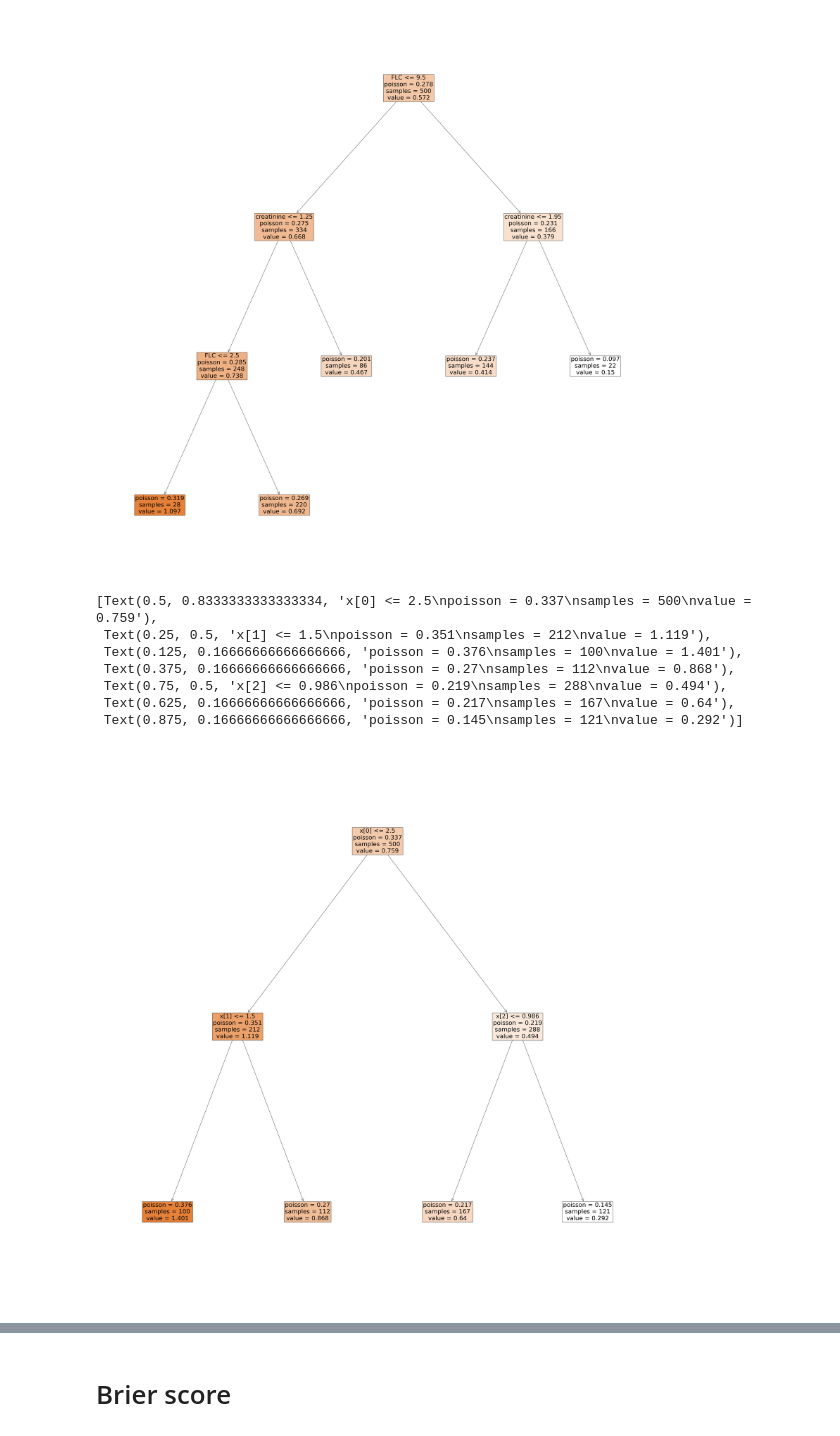
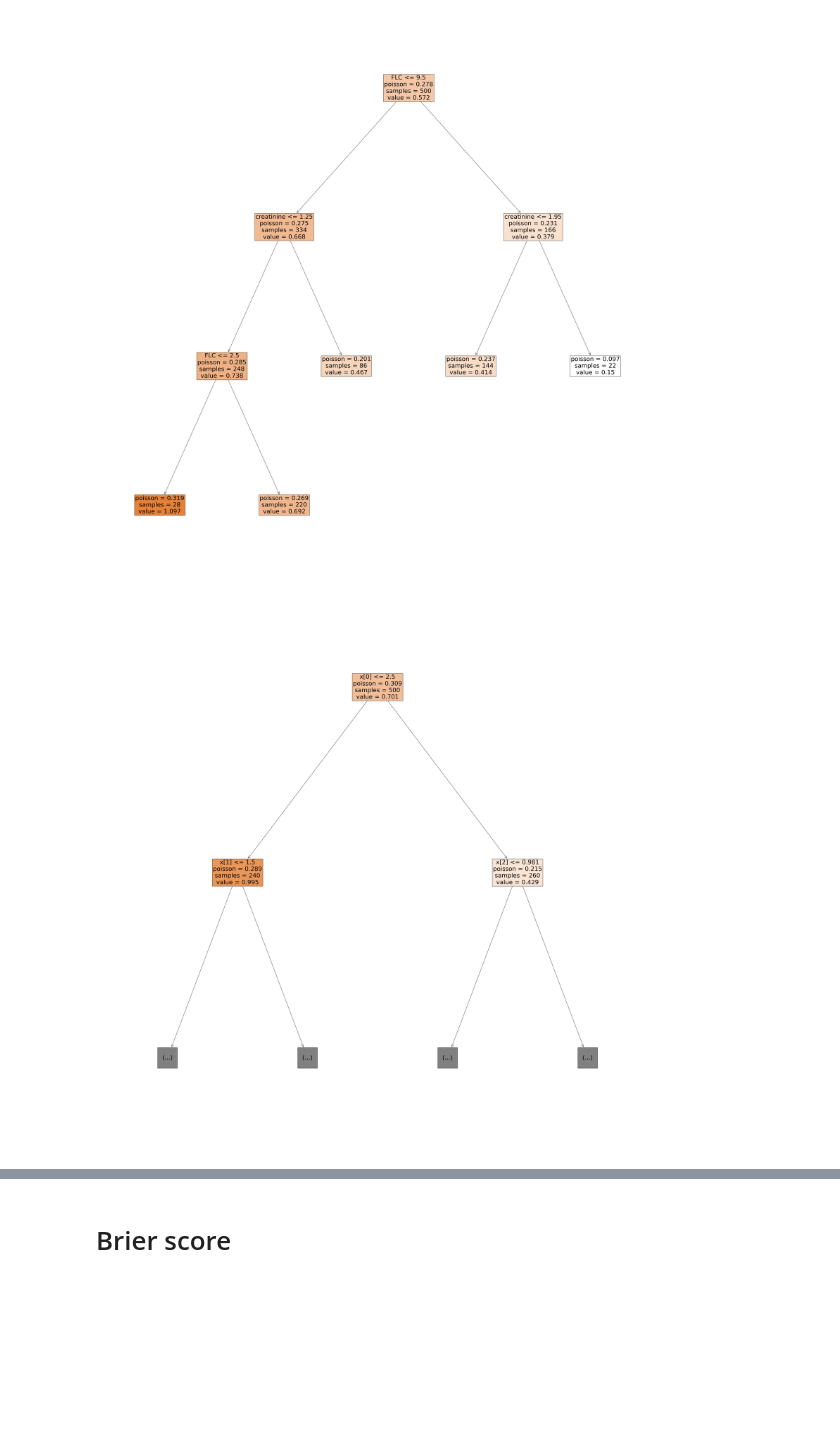
Before and after one commit to TomerWeissGit/LTRCTrees_python, a Jupyter notebook: models/simulations.ipynb, the cells around one changed output, grey strips where cells are left out. Cells and saved outputs as stored; diff of their text form; code cells hidden in the pictures; blank space fills up the shorter version.

```diff
--- a/models/simulations.ipynb
+++ b/models/simulations.ipynb
@@ -72,17 +74,17 @@ tree.plot_tree(ltrc_art_tree,fontsize=30,feature_names=x_train.columns,filled =
 [figure]
 # %%
 def create_sim_data(dist = np.random.exponential,dist_values=[1/0.1,1/0.23,1/0.4,1/0.9],lt=1 ,heavy = False):
-    x_1, x_4 = np.random.randint(1,6,10000), np.random.randint(1,6,10000)
-    x_2, x_5 = np.random.randint(1,3,10000), np.random.randint(1,3,10000)
-    x_3, x_6 = np.random.rand(10000)*2, np.random.rand(10000)*2
+    x_1, x_4 = np.random.randint(1,6,1000), np.random.randint(1,6,1000)
+    x_2, x_5 = np.random.randint(1,3,1000), np.random.randint(1,3,1000)
+    x_3, x_6 = np.random.rand(1000)*2, np.random.rand(1000)*2
     sim_data = pd.DataFrame({'x_1':x_1,'x_2':x_2,'x_3':x_3,'x_4':x_4,'x_5':x_5,'x_6':x_6})
 
-    sim_data['lt'] = np.random.rand(10000)*lt
+    sim_data['lt'] = np.random.rand(1000)*lt
 
-    t_1=dist(dist_values[0],10000)*((sim_data.x_1<=2) & (sim_data.x_2<=1))
-    t_2=dist(dist_values[1],10000)*((sim_data.x_1<=2) & (sim_data.x_2>1))
-    t_3=dist(dist_values[2],10000)*((sim_data.x_1>2) & (sim_data.x_3<=1))
-    t_4=dist(dist_values[3],10000)*((sim_data.x_1>2) & (sim_data.x_3>1))
+    t_1=dist(dist_values[0],1000)*((sim_data.x_1<=2) & (sim_data.x_2<=1))
+    t_2=dist(dist_values[1],1000)*((sim_data.x_1<=2) & (sim_data.x_2>1))
+    t_3=dist(dist_values[2],1000)*((sim_data.x_1>2) & (sim_data.x_3<=1))
+    t_4=dist(dist_values[3],1000)*((sim_data.x_1>2) & (sim_data.x_3>1))
 
     sim_data['t'] = pd.DataFrame([t_1,t_2,t_3,t_4]).max()
     sim_data = sim_data.loc[sim_data['t']>=sim_data['lt']]
@@ -95,24 +97,13 @@ def create_sim_data(dist = np.random.exponential,dist_values=[1/0.1,1/0.23,1/0.4
         c-=0.02
     sim_data['event'] = (sim_data['c'] >= sim_data['t']).astype(int)
     sim_data['t'] = sim_data[['t','c']].min(axis=1)
-    return sim_data[['lt','t','event']],sim_data[['x_1', 'x_2', 'x_3', 'x_4', 'x_5', 'x_6']]
+    return sim_data.iloc[:500][['lt','t','event']],sim_data.iloc[:500][['x_1', 'x_2', 'x_3', 'x_4', 'x_5', 'x_6']]
 # %%
-
-y_light,x_light = create_sim_data()
-
-
-y_light,x_light = y_light.iloc[:500],x_light.iloc[:500]
-surv_data = SurvivalData(y_light)
-ltrc_art_tree =LTRCart(surv_data,x_light, control = {"max_depth":30, "min_samples_split":20, "min_samples_leaf":round(20/3)})
+y_light_s,x_light_s = create_sim_data()
+surv_data = SurvivalData(y_light_s)
+ltrc_art_tree =LTRCart(surv_data,x_light_s, control = {"max_depth":30, "min_samples_split":20, "min_samples_leaf":round(20/3)})
 ltrc_art_tree = ltrc_art_tree.ltrc_art_fit()
 fig = plt.figure(figsize=(50,50))
-tree.plot_tree(ltrc_art_tree,fontsize=30,filled = True)
+plot_tree=tree.plot_tree(ltrc_art_tree,fontsize=30,filled = True,max_depth=1)
 # %% [output]
-[Text(0.5, 0.8333333333333334, 'x[0] <= 2.5\npoisson = 0.337\nsamples = 500\nvalue = 0.759'),
- Text(0.25, 0.5, 'x[1] <= 1.5\npoisson = 0.351\nsamples = 212\nvalue = 1.119'),
- Text(0.125, 0.16666666666666666, 'poisson = 0.376\nsamples = 100\nvalue = 1.401'),
- Text(0.375, 0.16666666666666666, 'poisson = 0.27\nsamples = 112\nvalue = 0.868'),
- Text(0.75, 0.5, 'x[2] <= 0.986\npoisson = 0.219\nsamples = 288\nvalue = 0.494'),
- Text(0.625, 0.16666666666666666, 'poisson = 0.217\nsamples = 167\nvalue = 0.64'),
- Text(0.875, 0.16666666666666666, 'poisson = 0.145\nsamples = 121\nvalue = 0.292')]
-[figure, old version]
+[figure, new version]
```
Also changed, not shown: parts of 12 cells of this notebook, 1 other file.
